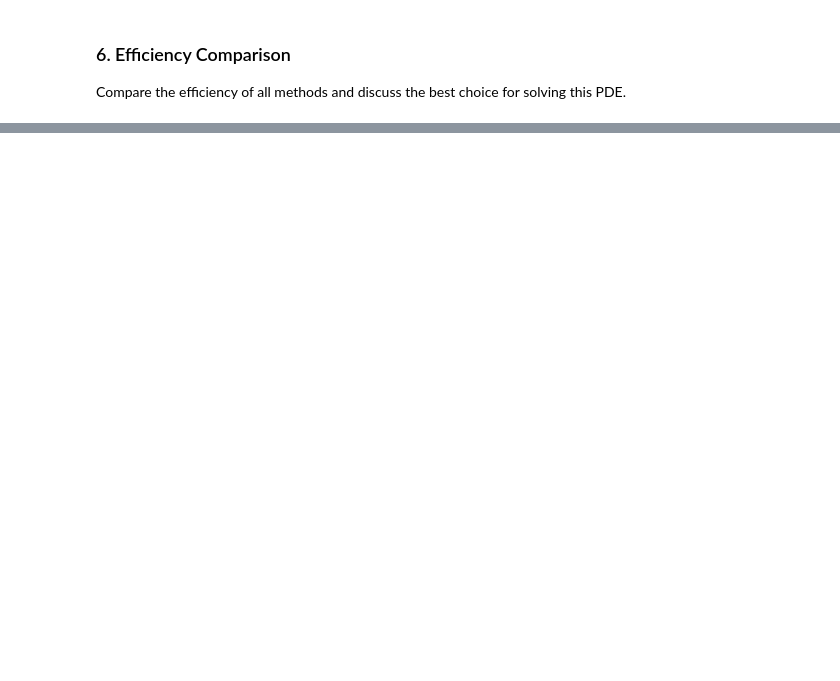
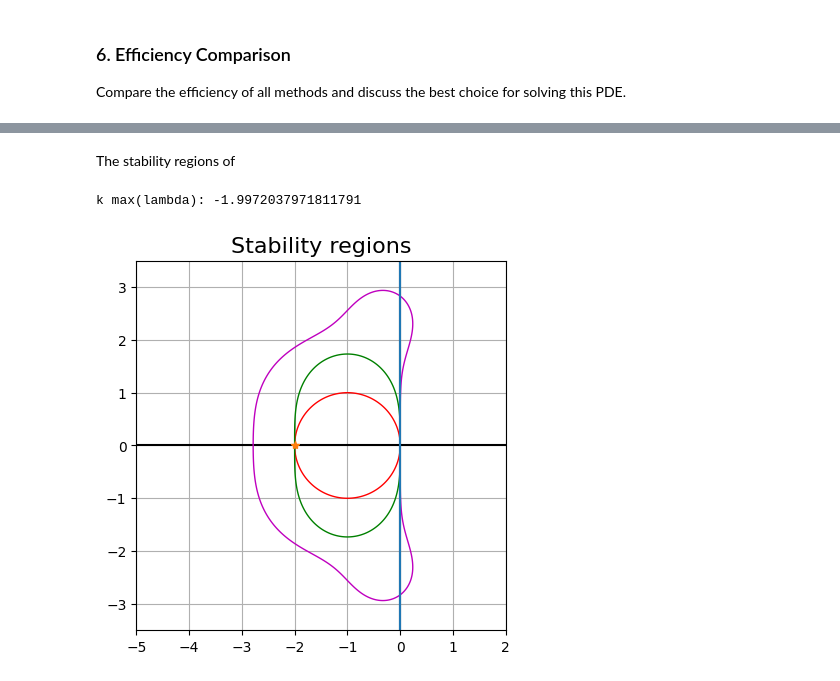
Before and after one commit to Fnixya/Go_Practice, a Jupyter notebook: lab1/lab1.ipynb, the cells around one changed output, grey strips where cells are left out. Drawn from its saved outputs; the diff is of its cells as text; code cells hidden in the pictures; blank space fills up the shorter version.

```diff
--- a/lab1/lab1.ipynb
+++ b/lab1/lab1.ipynb
@@ -128,10 +125,14 @@ A = Amatrix(m, h)
 eigenvalues = np.linalg.eigvals(A)                              # Numerical eigenvalues
 dk = -2 / h**2 * (1 - np.cos(np.arange(1, m + 1) * np.pi * h))  # Analytical eigenvalues
 
+eigenvalues.sort()
+dk = np.flip(dk)
+
 print(eigenvalues)
-print(np.flip(dk))
-print(dt)
-print(np.max(np.abs(eigenvalues)) * dt)
+print(dk)
+
+# print(dt)
+# print(np.max(np.abs(eigenvalues)) * dt)
 # %% [output]
 [-7046.13499646 -7016.59515492 -6967.54567418 -6899.26085881
  -6812.12258522 -6706.61816596 -6583.33762455 -6442.97039579
@@ -412,0 +423,39 @@ print(-np.max(np.abs(eigenvalues)) * dt)
+# %% [markdown]
+The stability regions of
+# %%
+x = [0, 0]
+y = [-8, 8]
+K = 'k'
+plt.plot(y, x, K)
+plt.plot(x, y, K)
+
+kmaxlambda = -np.max(np.abs(eigenvalues)) * dt
+print(f"k max(lambda): {kmaxlambda}")
+
+C = 'color'
+c = ['b', 'r', 'g', 'm', 'c', 'y']
+x = np.arange(-6, 6, 0.01)
+y = np.arange(-6, 6, 0.01)
+x, y = np.meshgrid(x, y)
+
+z = x + 1j * y
+R1 = 1 + z
+R2 = 1 + z + 0.5 * z**2
+R4 = 1 + z + 0.5 * z**2 + (1/6) * z**3 + (1/24) * z**4
+
+
+plt.contour(x, y, abs(R1), levels=[1], colors=c[1], linewidths=1)
+plt.contour(x, y, abs(R2), levels=[1], colors=c[2], linewidths=1)
+plt.contour(x, y, abs(R4), levels=[1], colors=c[3], linewidths=1)
+plt.plot([0, 0], np.linspace(-5, 5, 2), '-')
+plt.plot(kmaxlambda, 0, '*')
+
+plt.axis('square')
+plt.grid(True)
+plt.title('Stability regions', fontsize=16)
+plt.axis([-5, 2, -3.5, 3.5])
+
+plt.show()
+# %% [output]
+k max(lambda): -1.9972037971811791
+[figure, added]
```
Also changed, not shown: parts of 10 cells of this notebook.
